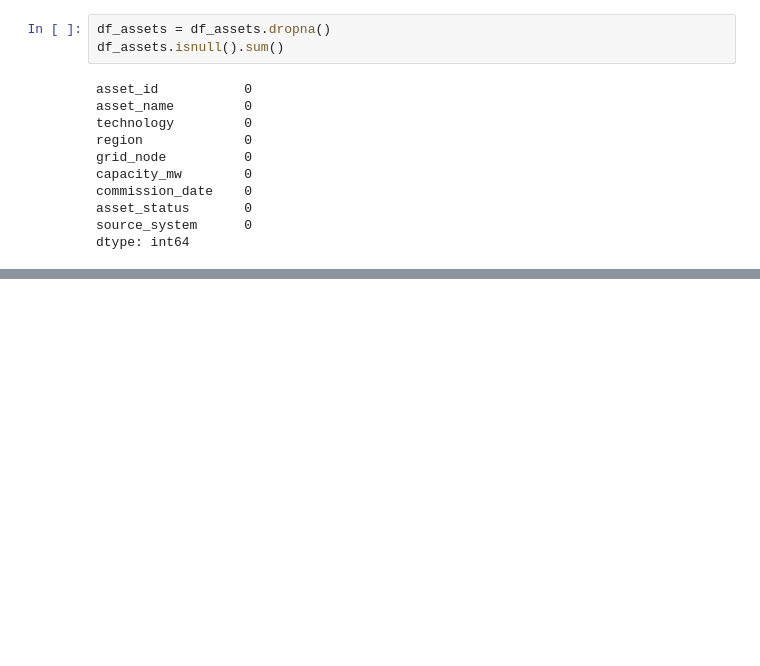
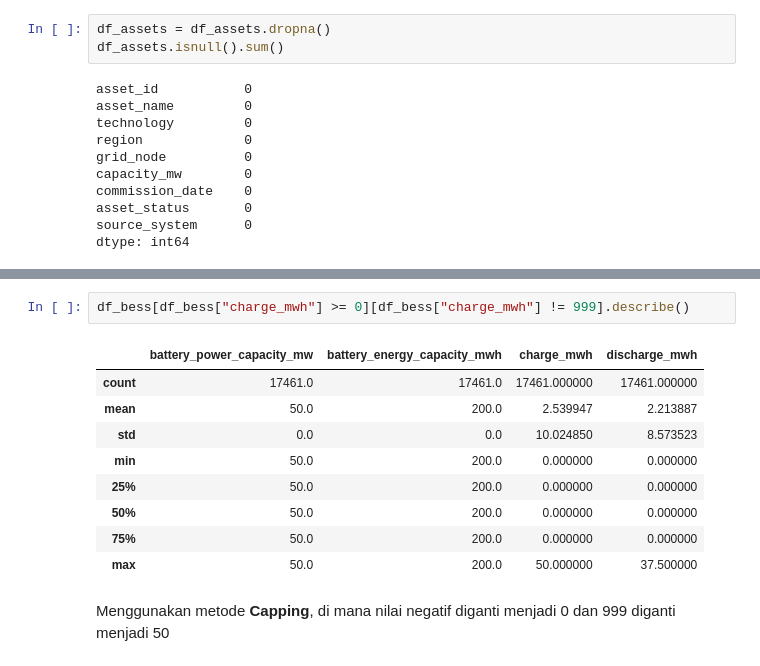
Before and after one commit to sadamhabnawi28/GreenGrid_Energy_Project, a Jupyter notebook: scripts/data_cleaning.ipynb, the cells around one changed output, grey strips where cells are left out. Cells and saved outputs as stored; diff of their text form; blank space fills up the shorter version.

```diff
--- a/scripts/data_cleaning.ipynb
+++ b/scripts/data_cleaning.ipynb
@@ -76,0 +129,14 @@ dtype: int64
+# %%
+df_bess[df_bess["charge_mwh"] >= 0][df_bess["charge_mwh"] != 999].describe()
+# %% [output]
+|  | battery_power_capacity_mw | battery_energy_capacity_mwh | charge_mwh | discharge_mwh |
+| count | 17461.0 | 17461.0 | 17461.000000 | 17461.000000 |
+| mean | 50.0 | 200.0 | 2.539947 | 2.213887 |
+| std | 0.0 | 0.0 | 10.024850 | 8.573523 |
+| min | 50.0 | 200.0 | 0.000000 | 0.000000 |
+| 25% | 50.0 | 200.0 | 0.000000 | 0.000000 |
+| 50% | 50.0 | 200.0 | 0.000000 | 0.000000 |
+| 75% | 50.0 | 200.0 | 0.000000 | 0.000000 |
+| max | 50.0 | 200.0 | 50.000000 | 37.500000 |
+# %% [markdown]
+Menggunakan metode **Capping**, di mana nilai negatif diganti menjadi 0 dan 999 diganti menjadi 50
```
Also changed, not shown: parts of 11 cells of this notebook, 1 other file.
